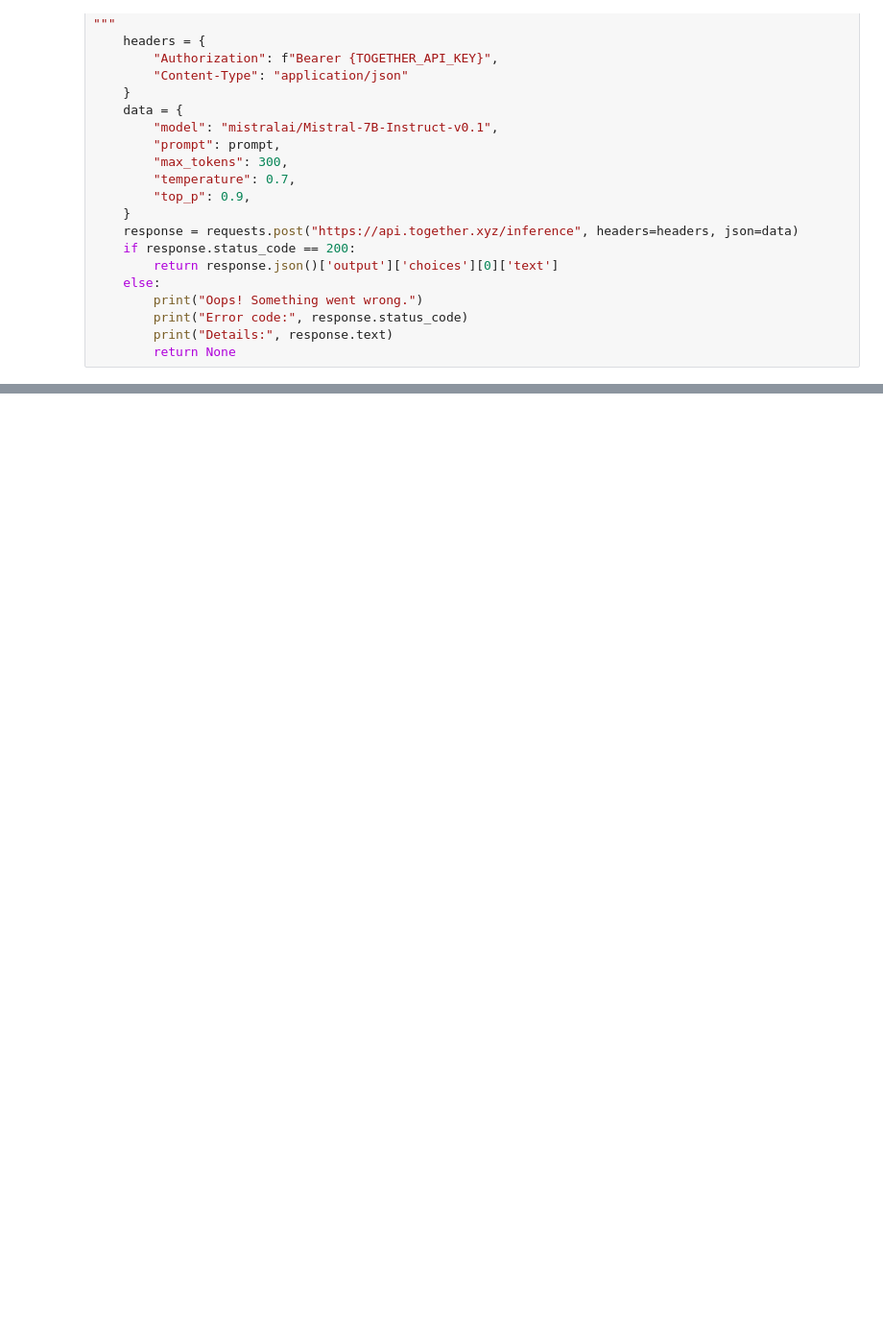
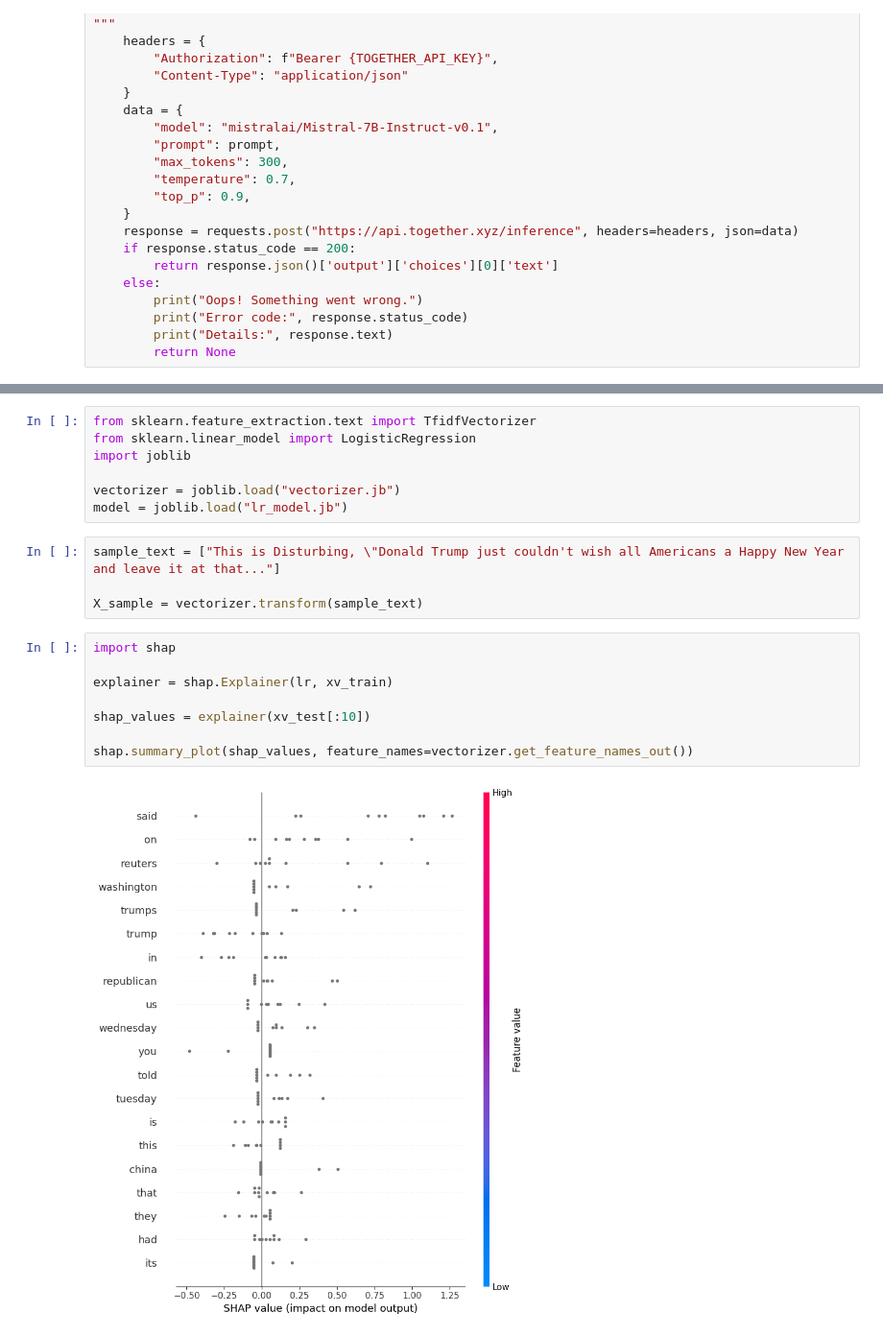
Before and after one commit to ChitraWorkspaceGIT/GenAI-Project, a Jupyter notebook: app.ipynb, the cells around one changed output, grey strips where cells are left out. Shown at 96% size. Cells and saved outputs as stored; diff of their text form; blank space fills up the shorter version.

```diff
--- a/app.ipynb
+++ b/app.ipynb
@@ -366,0 +359,21 @@ Label: FAKE
+# %%
+from sklearn.feature_extraction.text import TfidfVectorizer
+from sklearn.linear_model import LogisticRegression
+import joblib
+
+vectorizer = joblib.load("vectorizer.jb")
+model = joblib.load("lr_model.jb")
+# %%
+sample_text = ["This is Disturbing, \"Donald Trump just couldn't wish all Americans a Happy New Year and leave it at that..."]
+
+X_sample = vectorizer.transform(sample_text)
+# %%
+import shap
+
+explainer = shap.Explainer(lr, xv_train)
+
+shap_values = explainer(xv_test[:10])
+
+shap.summary_plot(shap_values, feature_names=vectorizer.get_feature_names_out())
+# %% [output]
+[figure, added]
```
Also changed, not shown: parts of 15 cells of this notebook.
